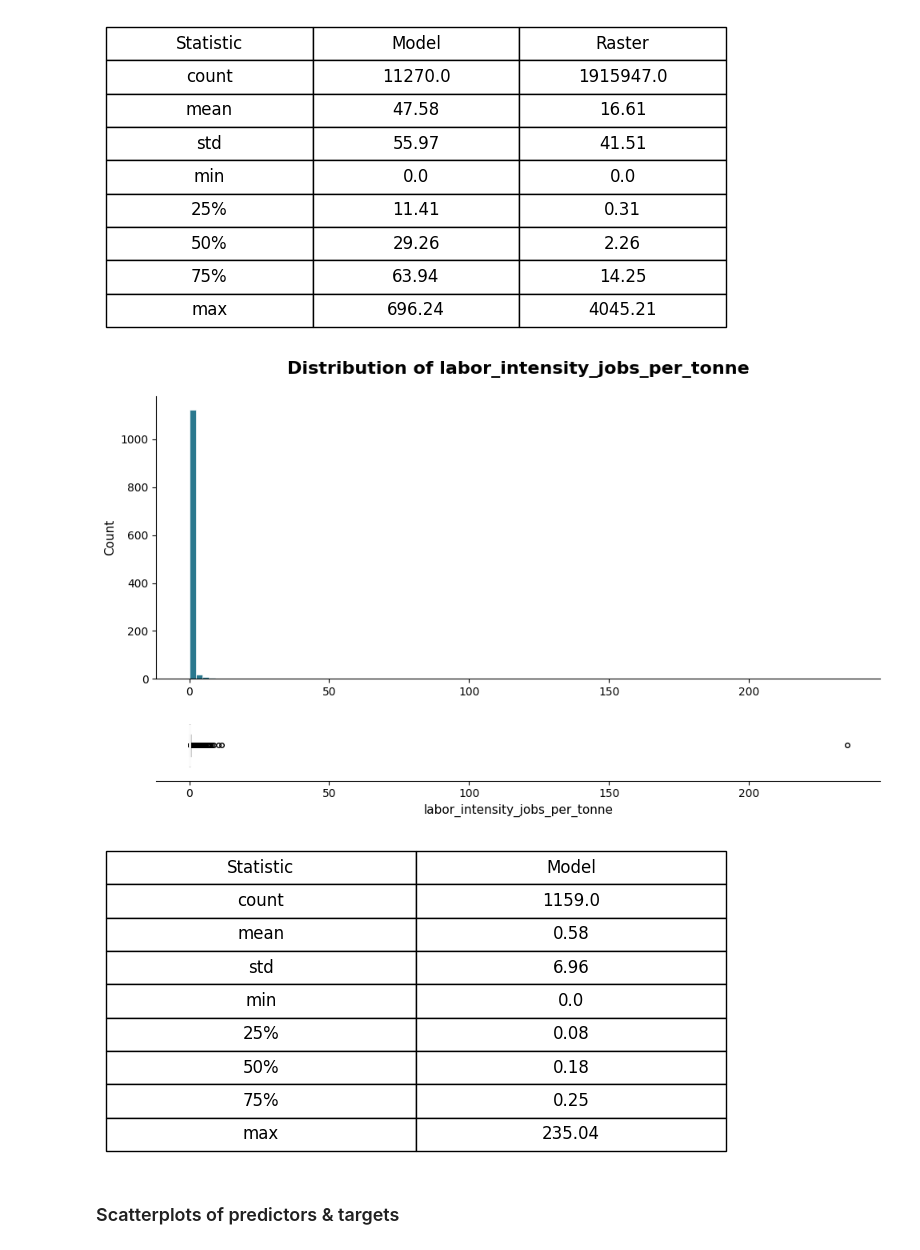
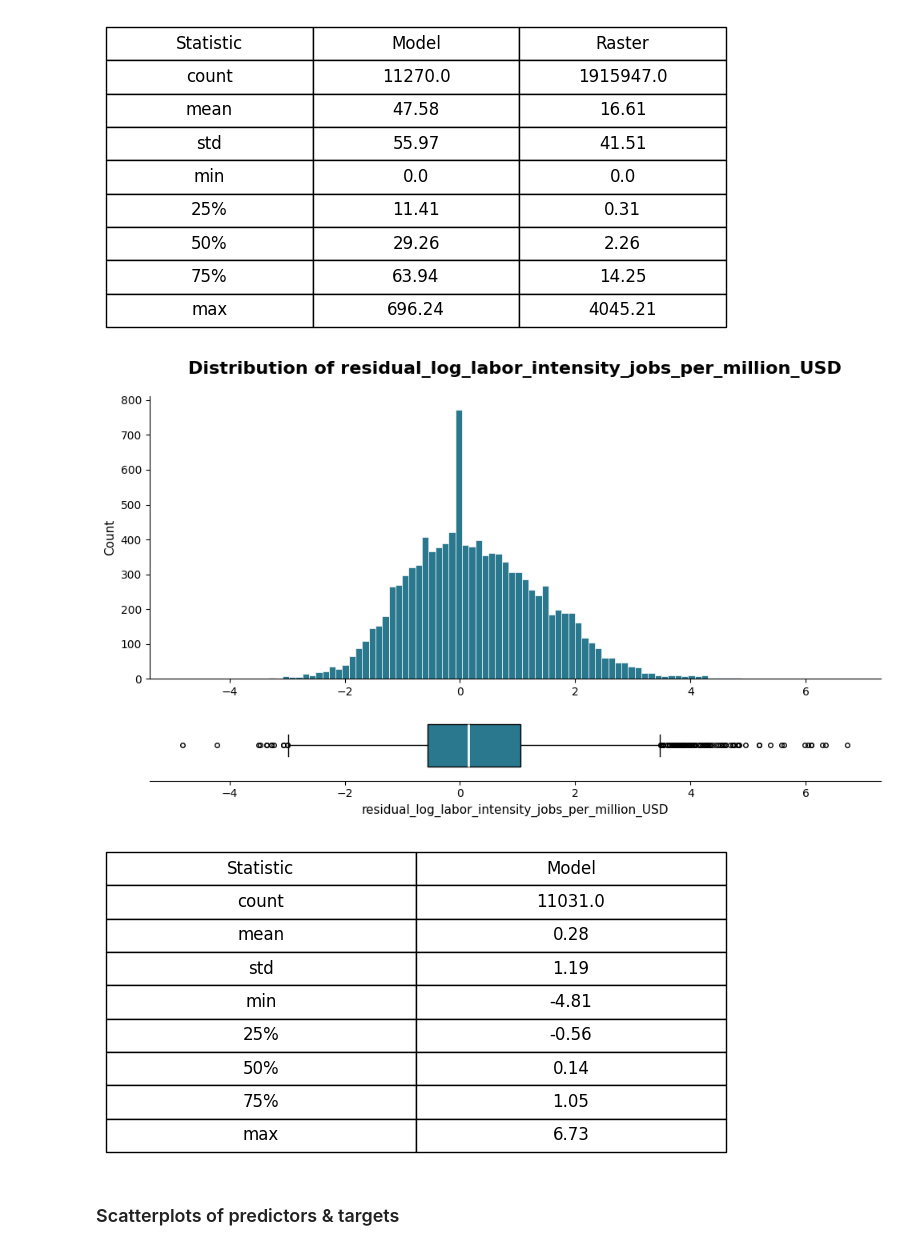
Before and after one commit to carinamani/AgDownscaling, a Jupyter notebook: 02_EDA/variable_distribution.ipynb, the cells around one changed output. Drawn from its saved outputs; the diff is of its cells as text; code cells hidden in the pictures.

Commit message:
add in residual option to RF

```diff
--- a/02_EDA/variable_distribution.ipynb
+++ b/02_EDA/variable_distribution.ipynb
@@ -29,8 +29,8 @@ fd = "/Users/carinamanitius/Library/CloudStorage/OneDrive-UniversityofVermont/Do
 # Merge labor model into capital model
 
 # Columns unique to each df
-capital_only_cols = ['log_capital_intensity_USD_per_USD']
-labor_only_cols   = ['log_labor_intensity_jobs_per_million_USD']
+capital_only_cols = ['log_capital_intensity_USD_per_USD', 'log_capital_intensity_USD_per_tonne', 'residual_log_capital_intensity_USD_per_USD', 'residual_log_capital_intensity_USD_per_tonne']
+labor_only_cols   = ['log_labor_intensity_jobs_per_million_USD', 'log_labor_intensity_jobs_per_tonne', 'residual_log_labor_intensity_jobs_per_million_USD','residual_log_labor_intensity_jobs_per_tonne']
 
 # Shared predictor columns (excluding keys and model-specific cols)
 shared_cols = ['PROJ_ID', 'total_production_USD', 'SOC',
@@ -159,15 +159,15 @@ fig.savefig(f"{fd}/variables/{model_var}_table.png", dpi=300, bbox_inches='tight
 # %% [output]
 [figure]
 # %%
-#### Add undone log transformation
-model_combined['labor_intensity_jobs_per_million_USD'] = np.exp(model_combined['log_labor_intensity_jobs_per_million_USD'])
-model_combined['capital_intensity_USD_per_USD'] = np.exp(model_combined['log_capital_intensity_USD_per_USD'])
-model_combined['labor_intensity_jobs_per_tonne'] = np.exp(model_combined['log_labor_intensity_jobs_per_tonne'])
-model_combined['capital_intensity_USD_per_tonne'] = np.exp(model_combined['log_capital_intensity_USD_per_tonne'])
+# #### Add undone log transformation
+# model_combined['labor_intensity_jobs_per_million_USD'] = np.exp(model_combined['log_labor_intensity_jobs_per_million_USD'])
+# model_combined['capital_intensity_USD_per_USD'] = np.exp(model_combined['log_capital_intensity_USD_per_USD'])
+# model_combined['labor_intensity_jobs_per_tonne'] = np.exp(model_combined['log_labor_intensity_jobs_per_tonne'])
+# model_combined['capital_intensity_USD_per_tonne'] = np.exp(model_combined['log_capital_intensity_USD_per_tonne'])
 # %%
 ##### Make histogram & box-plot for individual variable (TARGET - MODEL ONLY)
 
-model_var = 'labor_intensity_jobs_per_tonne'
+model_var = 'residual_log_labor_intensity_jobs_per_million_USD'
 
 color_model = plt.cm.viridis(0.4)
 
@@ -176,34 +176,34 @@ fig, (ax_hist, ax_box) = plt.subplots(2, 1, figsize=(10, 6),
 
 data = model_combined[model_var].dropna()
 
 # Histogram
 ax_hist.hist(data, bins=100, color=color_model, edgecolor='white', linewidth=0.5)
 ax_hist.set_ylabel('Count', fontsize=11)
 ax_hist.set_title(f'Distribution of {model_var}', fontsize=16, weight='bold', pad=20)
 ax_hist.spines[['top', 'right']].set_visible(False)
 
 # Boxplot
 ax_box.boxplot(data, vert=False, widths=0.6,
                patch_artist=True,
                boxprops=dict(facecolor=color_model, color='black'),
                medianprops=dict(color='white', linewidth=2),
                whiskerprops=dict(color='black'),
                capprops=dict(color='black'),
                flierprops=dict(marker='o', color=color_model,
                                markeredgecolor='black', markersize=4))
 ax_box.set_xlabel(model_var, fontsize=11)
 ax_box.spines[['top', 'right', 'left']].set_visible(False)
 ax_box.set_yticks([])
 
 # Align x-axes
 ax_hist.set_xlim(ax_box.get_xlim())
 
 plt.tight_layout()
 plt.show()
 
 fig.savefig(f"{fd}/variables/{model_var}_dist.png", dpi=300, bbox_inches='tight')
 # %% [output]
-[figure, old version]
+[figure, new version]
 # %%
 ##### Make table of basic stats (TARGET VARIABLE - MODEL ONLY)
 
@@ -235,7 +235,7 @@ plt.show()
 
 fig.savefig(f"{fd}/variables/{model_var}_table.png", dpi=300, bbox_inches='tight')
 # %% [output]
-[figure, old version]
+[figure, new version]
 # %% [markdown]
 ### Scatterplots of predictors & targets
 # %%
```
Also changed, not shown: parts of 1 cell of this notebook, 3 other files.
